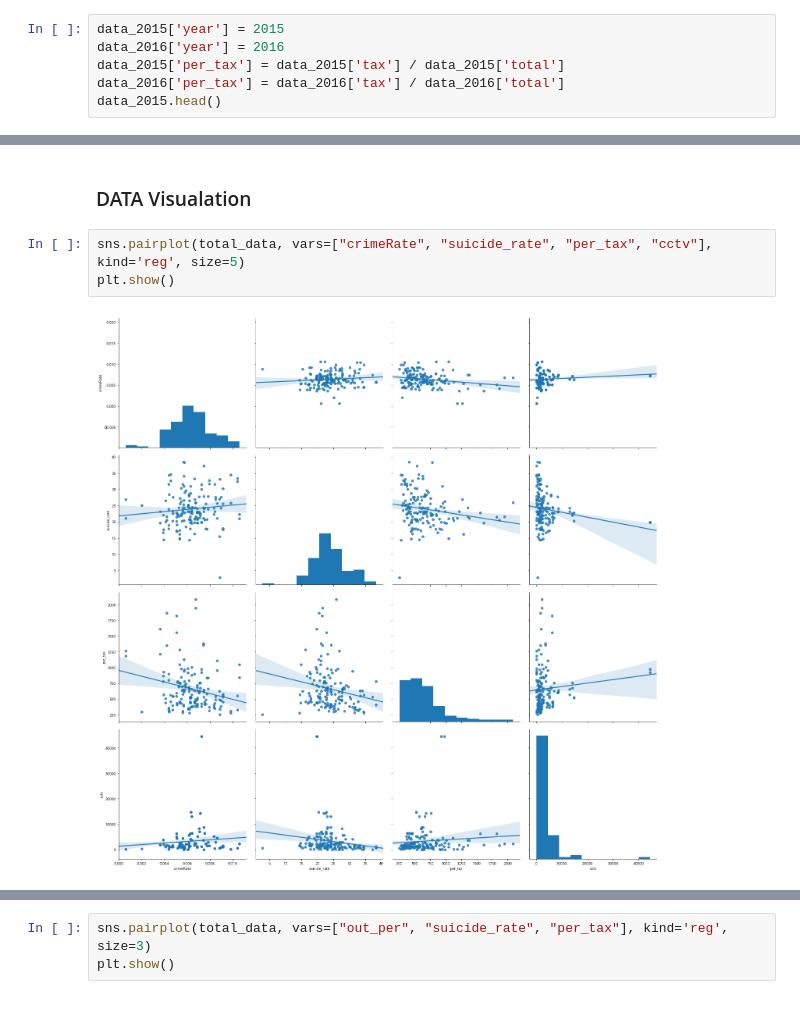
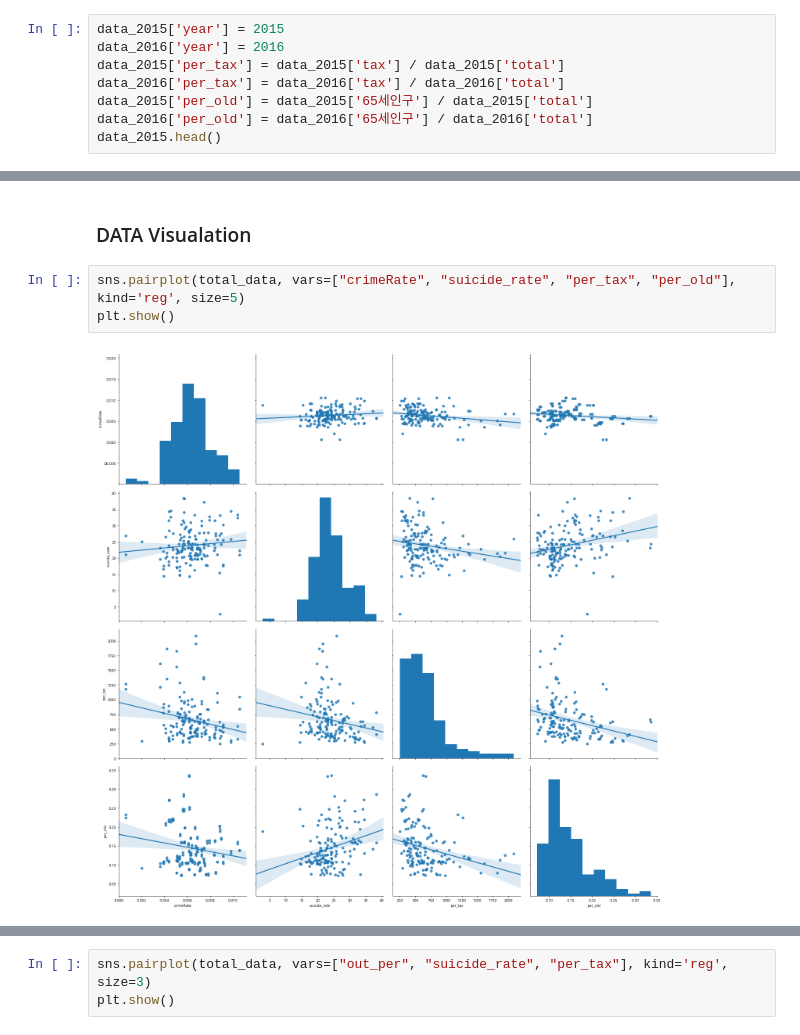
Before and after one commit to pci2676/db_pjt, a Jupyter notebook: DBP_ds.ipynb, the cells around one changed output, grey strips where cells are left out. Saved outputs shown, nothing was run; the diff lists cells and outputs as text.

Commit message:
change the image

```diff
--- a/DBP_ds.ipynb
+++ b/DBP_ds.ipynb
@@ -65,6 +65,8 @@ data_2015['year'] = 2015
 data_2016['year'] = 2016
 data_2015['per_tax'] = data_2015['tax'] / data_2015['total']
 data_2016['per_tax'] = data_2016['tax'] / data_2016['total']
+data_2015['per_old'] = data_2015['65세인구'] / data_2015['total']
+data_2016['per_old'] = data_2016['65세인구'] / data_2016['total']
 data_2015.head()
 # %% [output]
 |  | crimeRate | city_idx | total | out_per | total_m | total_w | out_m | out_w | suicide_rate | tax | ... |
@@ -616,8 +618,8 @@ cctv / 고령자:
 # %% [markdown]
 ### DATA Visualation
 # %%
-sns.pairplot(total_data, vars=["crimeRate", "suicide_rate", "per_tax", "cctv"], kind='reg', size=5)
+sns.pairplot(total_data, vars=["crimeRate", "suicide_rate", "per_tax", "per_old"], kind='reg', size=5)
 plt.show()
 # %% [output]
-[figure, old version]
+[figure, new version]
 # %%
```
Also changed, not shown: parts of 5 cells of this notebook, 6 other files.
